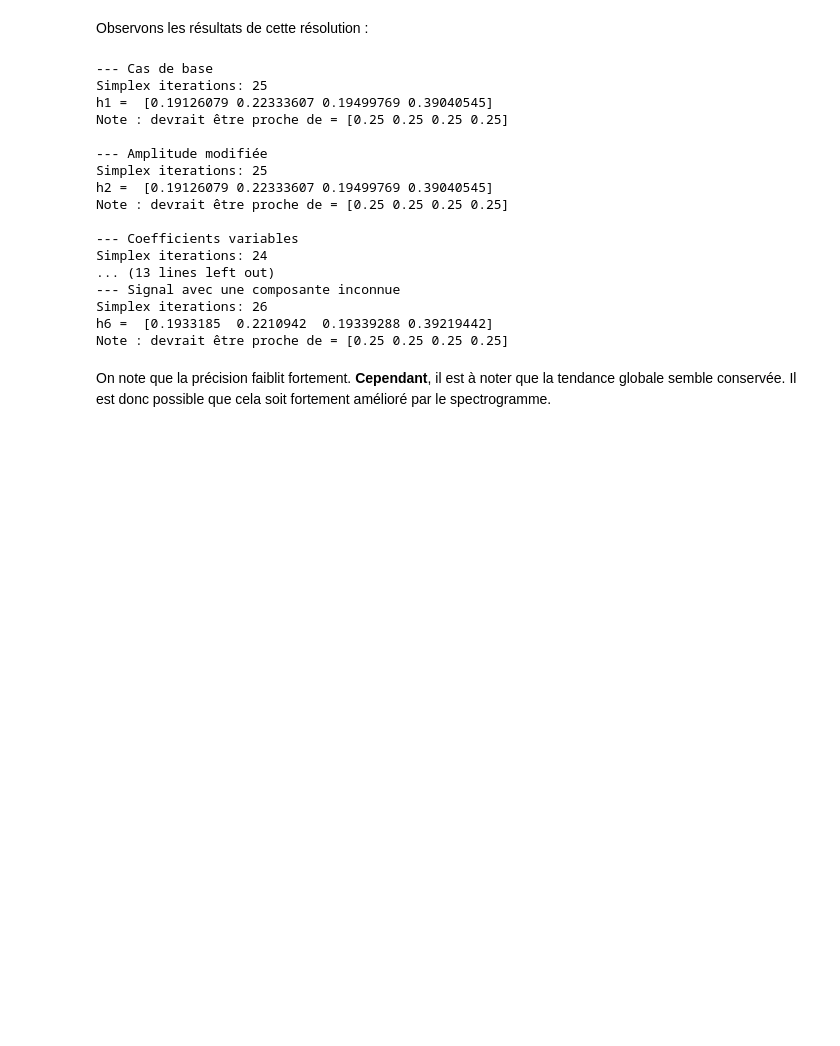
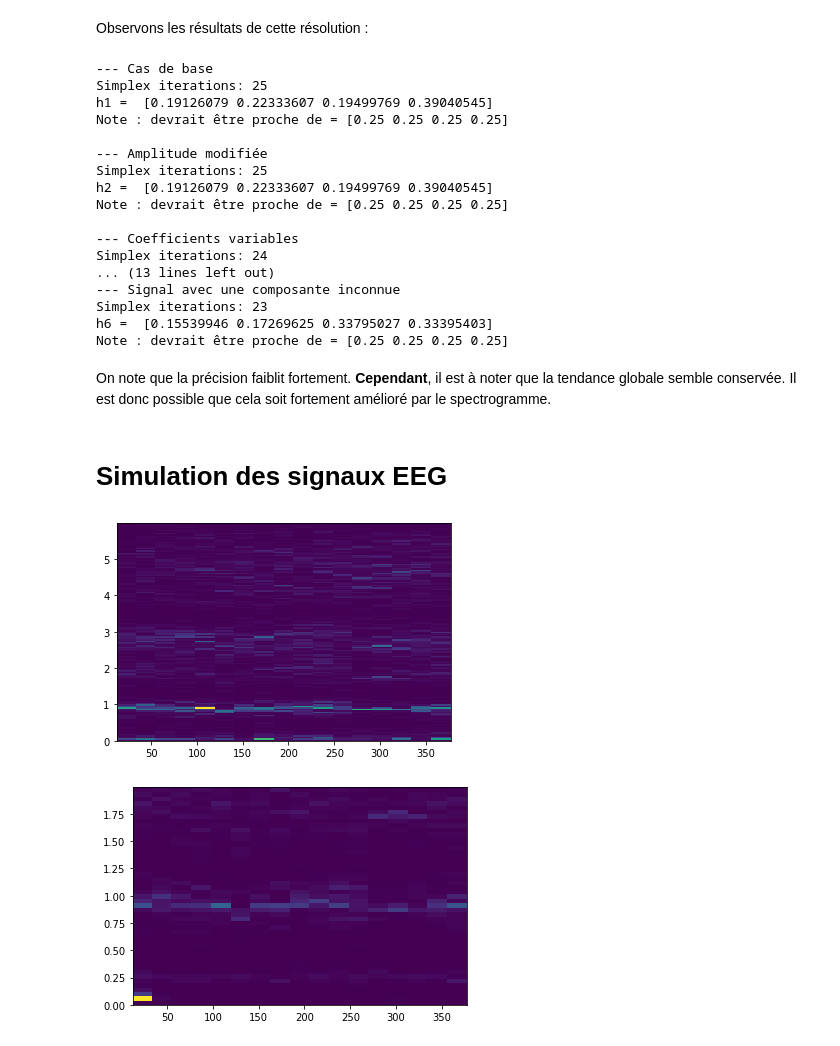
Before and after one commit to MaximeCaute/TraitementSignauxEEG, a Jupyter notebook: Notebooks/TestsSolveurTransportOptimal.ipynb, the cells around one changed output. Saved outputs shown, nothing was run; the diff lists cells and outputs as text; code cells hidden in the pictures; blank space fills up the shorter version.

```diff
--- a/Notebooks/TestsSolveurTransportOptimal.ipynb
+++ b/Notebooks/TestsSolveurTransportOptimal.ipynb
@@ -488,28 +549,28 @@ v6 = normalize_trame(S6[:,N//2])
 Observons les résultats de cette résolution :
 # %%
 print("--- Cas de base")
-print("h1 = ", compute_NMF(v1,W,C))
-print("Note : devrait être proche de =", coeffs1/np.sum(coeffs1))
+print("h1 = ", compute_NMF(v1_bis,W_bis,C))
+print("Note : devrait être proche de =", coeffs1_bis/np.sum(coeffs1_bis))
 print()
 print("--- Amplitude modifiée")
-print("h2 = ", compute_NMF(v2,W,C))
-print("Note : devrait être proche de =", coeffs2/np.sum(coeffs2))
+print("h2 = ", compute_NMF(v2_bis,W_bis,C))
+print("Note : devrait être proche de =", coeffs2_bis/np.sum(coeffs2_bis))
 print()
 print("--- Coefficients variables")
-print("h3 = ", compute_NMF(v3,W,C))
-print("Note : devrait être proche de =", coeffs3/np.sum(coeffs3))
+print("h3 = ", compute_NMF(v3_bis,W_bis,C))
+print("Note : devrait être proche de =", coeffs3_bis/np.sum(coeffs3_bis))
 print()
 print("--- Un signal absent")
-print("h4 = ", compute_NMF(v4,W,C))
-print("Note : devrait être proche de =", coeffs4/np.sum(coeffs4))
+print("h4 = ", compute_NMF(v4_bis,W_bis,C))
+print("Note : devrait être proche de =", coeffs4_bis/np.sum(coeffs4_bis))
 print()
 print("--- Signal bruité")
-print("h5 = ", compute_NMF(v5,W,C))
-print("Note : devrait être proche de =", coeffs5/np.sum(coeffs5))
+print("h5 = ", compute_NMF(v5_bis,W_bis,C))
+print("Note : devrait être proche de =", coeffs5_bis/np.sum(coeffs5_bis))
 print()
 print("--- Signal avec une composante inconnue")
-print("h6 = ", compute_NMF(v5,W,C))
-print("Note : devrait être proche de =", coeffs5/np.sum(coeffs5))
+print("h6 = ", compute_NMF(v6_bis,W_bis,C))
+print("Note : devrait être proche de =", coeffs6_bis/np.sum(coeffs6_bis))
 # %% [output]
 --- Cas de base
 Simplex iterations: 25
@@ -525,8 +586,33 @@ Note : devrait être proche de = [0.25 0.25 0.25 0.25]
 Simplex iterations: 24
 ... (13 lines left out)
 --- Signal avec une composante inconnue
-Simplex iterations: 26
-h6 =  [0.1933185  0.2210942  0.19339288 0.39219442]
+Simplex iterations: 23
+h6 =  [0.15539946 0.17269625 0.33795027 0.33395403]
 Note : devrait être proche de = [0.25 0.25 0.25 0.25]
 # %% [markdown]
 On note que la précision faiblit fortement. **Cependant**, il est à noter que la tendance globale semble conservée. Il est donc possible que cela soit fortement amélioré par le spectrogramme.
+# %% [markdown]
+# Simulation des signaux EEG
+# %%
+import h5py
+eeg_examples_file = '../EEG_Data/example_BCG_artifact.mat'
+
+with h5py.File(eeg_examples_file, 'r') as f:
+    ecg_mat = f['ecg']
+    eeg_c_mat = f['eeg_c']
+    eeg_fp_mat = f['eeg_fp']
+    eeg_o_mat = f['eeg_fp']
+    eeg_p_mat = f['eeg_p']
+
+    ecg_signal = np.array([v[0] for v in ecg_mat])
+    eeg_fp_signal = np.array([v[0] for v in eeg_c_mat])
+
+    ffp, tfp, Sfp =get_spectrogram(eeg_fp_signal, fs=10e2/6, fmax = 6, nperseg = 4096)
+    plt.pcolormesh(tfp,ffp,Sfp)
+    plt.show()
+    fc, tc, Sc =get_spectrogram(ecg_signal, fs=10e2/6, fmax = 2, nperseg = 4096)
+    plt.pcolormesh(tc,fc,Sc)
+    plt.show()
+# %% [output]
+[figure, added]
+[figure, added]
```
Also changed, not shown: parts of 9 cells of this notebook.
